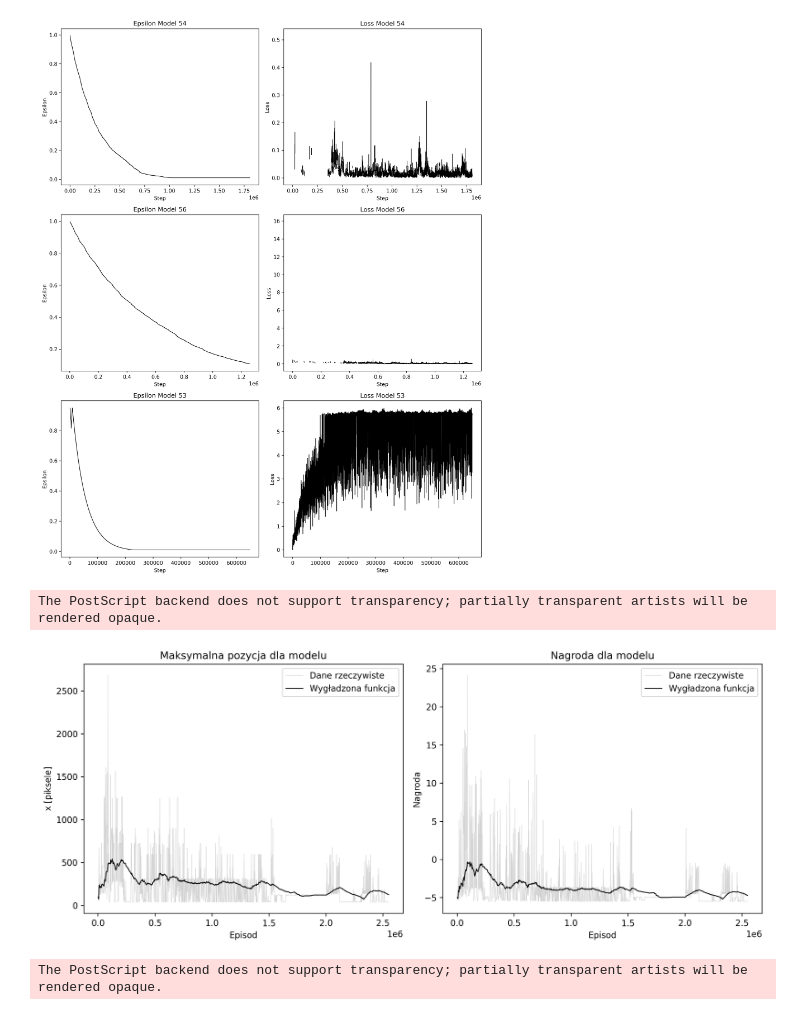
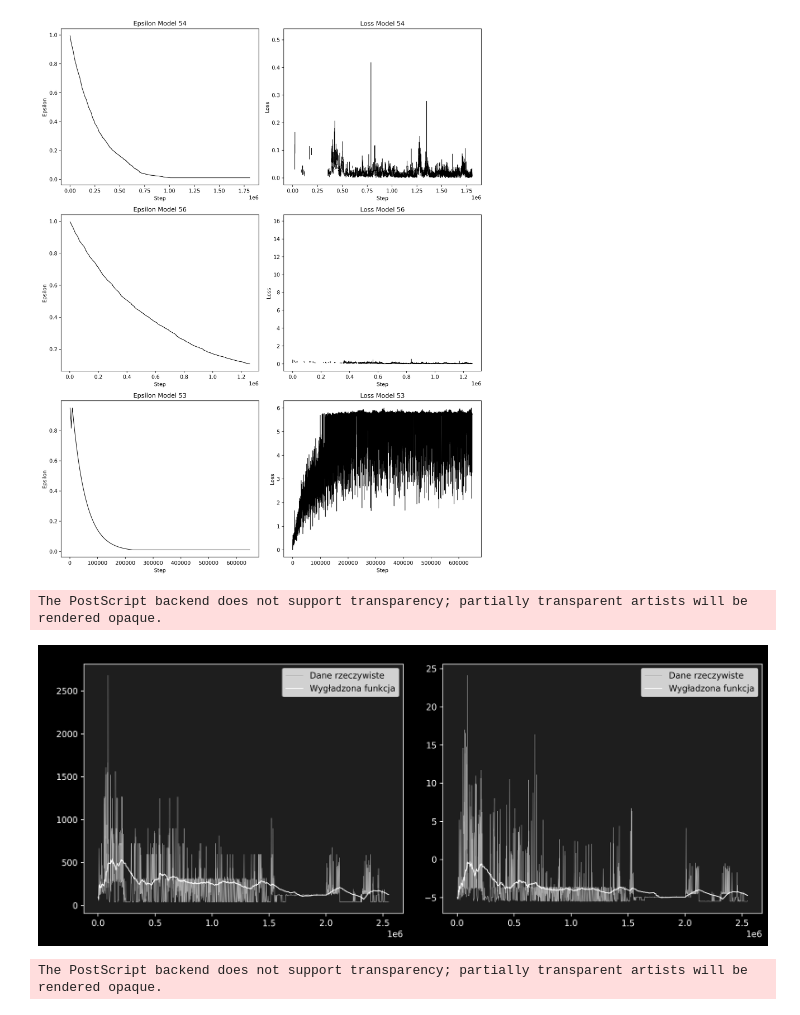
Before and after one commit to olaaaf/eng, a Jupyter notebook: trainer/Untitled-1.ipynb, the cells around one changed output. Drawn from its saved outputs; the diff is of its cells as text; code cells hidden in the pictures.

```diff
--- a/trainer/Untitled-1.ipynb
+++ b/trainer/Untitled-1.ipynb
@@ -268,43 +281,53 @@ fig.savefig("training_metrics.eps",
 # Create figure with two subplots
 fig, (ax1, ax2) = plt.subplots(1, 2, figsize=(12, 5))
 fig.set_dpi(300)
+# Set dark theme
+fig.patch.set_facecolor('#000000')
+for ax in [ax1, ax2]:
+    ax.set_facecolor('#1e1e1e')
+    ax.spines['bottom'].set_color('white')
+    ax.spines['top'].set_color('white')
+    ax.spines['right'].set_color('white')
+    ax.spines['left'].set_color('white')
+    ax.tick_params(axis='x', colors='white')
+    ax.tick_params(axis='y', colors='white')
 
 # Left plot - Maximum position
 df_max = pd.read_csv('data/maxxwrong.csv')
 filtered_max = df_max[df_max["model_3 - max_x"].notnull()]
 max_x_smooth = filtered_max["model_3 - max_x"].rolling(window=100, min_periods=1).mean()
 
 ax1.plot(filtered_max["Step"], filtered_max["model_3 - max_x"],
-         linewidth=0.5, color="lightgray", label="Dane rzeczywiste")
+         linewidth=0.5, color="darkgray", label="Dane rzeczywiste")
 ax1.plot(filtered_max["Step"], max_x_smooth,
-         linewidth=1.0, color="black", label="Wygładzona funkcja")
+         linewidth=1.0, color="white", label="Wygładzona funkcja")
 ax1.set_title("Maksymalna pozycja dla modelu")
 ax1.set_xlabel("Episod")
 ax1.set_ylabel("x [piksele]")
 ax1.legend()
 
 # Right plot - Rewards
 df_reward = pd.read_csv('data/rewardwrong.csv')
 filtered_reward = df_reward[df_reward["model_3 - reward"].notnull()]
 reward_smooth = filtered_reward["model_3 - reward"].rolling(window=100, min_periods=1).mean()
 
 ax2.plot(filtered_reward["Step"], filtered_reward["model_3 - reward"],
-         linewidth=0.5, color="lightgray", label="Dane rzeczywiste")
+         linewidth=0.5, color="darkgray", label="Dane rzeczywiste")
 ax2.plot(filtered_reward["Step"], reward_smooth,
-         linewidth=1.0, color="black", label="Wygładzona funkcja")
+         linewidth=1.0, color="white", label="Wygładzona funkcja")
 ax2.set_title("Nagroda dla modelu")
 ax2.set_xlabel("Episod")
 ax2.set_ylabel("Nagroda")
 ax2.legend()
 
 plt.tight_layout()
 fig.savefig("metryki_bledne.eps",
             format="eps",
             bbox_inches="tight",
             pad_inches=0.02)
 # %% [output]
 The PostScript backend does not support transparency; partially transparent artists will be rendered opaque.
-[figure, old version]
+[figure, new version]
 # %%
 
 # Create single figure
```
Also changed, not shown: parts of 1 cell of this notebook, 5 other files.
